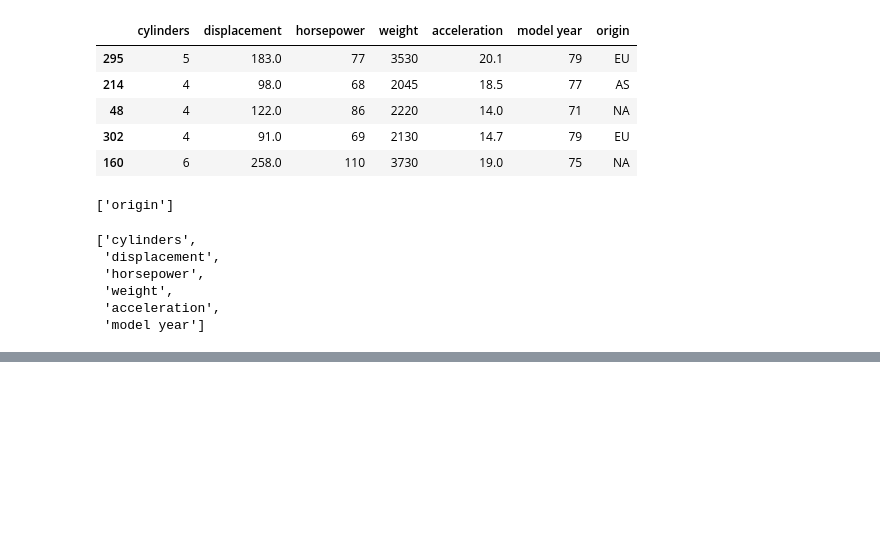
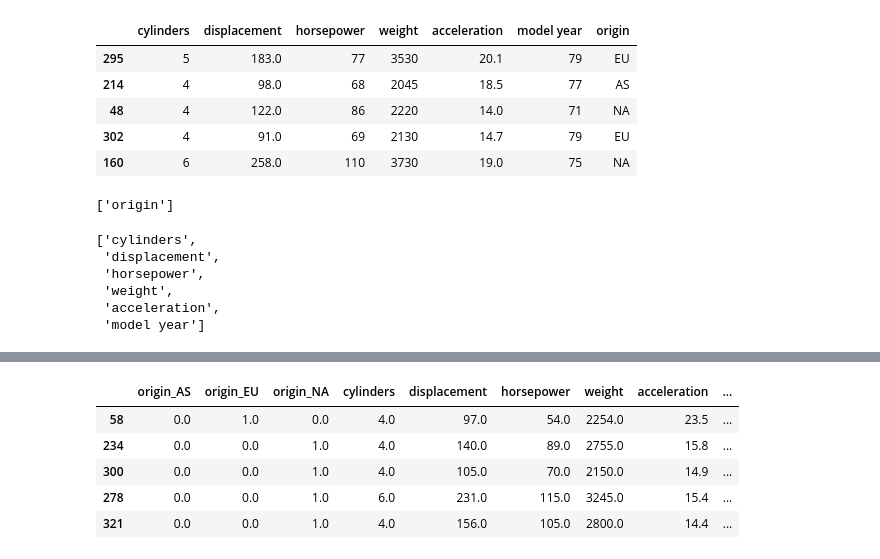
Before and after one commit to paulapipkin/stats_model, a Jupyter notebook: stats_model.ipynb, the cells around one changed output, grey strips where cells are left out. Cells and saved outputs as stored; diff of their text form; code cells hidden in the pictures; blank space fills up the shorter version.

```diff
--- a/stats_model.ipynb
+++ b/stats_model.ipynb
@@ -104,0 +220,10 @@ preprocessor = make_column_transformer((cat_pipe,cat_cols),
+# %%
+X_test_df = pd.DataFrame(preprocessor.transform(X_test), columns=final_features, index=X_test.index)
+X_test_df.head()
+# %% [output]
+|  | origin_AS | origin_EU | origin_NA | cylinders | displacement | horsepower | weight | acceleration | ... |
+| 58 | 0.0 | 1.0 | 0.0 | 4.0 | 97.0 | 54.0 | 2254.0 | 23.5 | ... |
+| 234 | 0.0 | 0.0 | 1.0 | 4.0 | 140.0 | 89.0 | 2755.0 | 15.8 | ... |
+| 300 | 0.0 | 0.0 | 1.0 | 4.0 | 105.0 | 70.0 | 2150.0 | 14.9 | ... |
+| 278 | 0.0 | 0.0 | 1.0 | 6.0 | 231.0 | 115.0 | 3245.0 | 15.4 | ... |
+| 321 | 0.0 | 0.0 | 1.0 | 4.0 | 156.0 | 105.0 | 2800.0 | 14.4 | ... |
```
Also changed, not shown: parts of 25 cells of this notebook.
